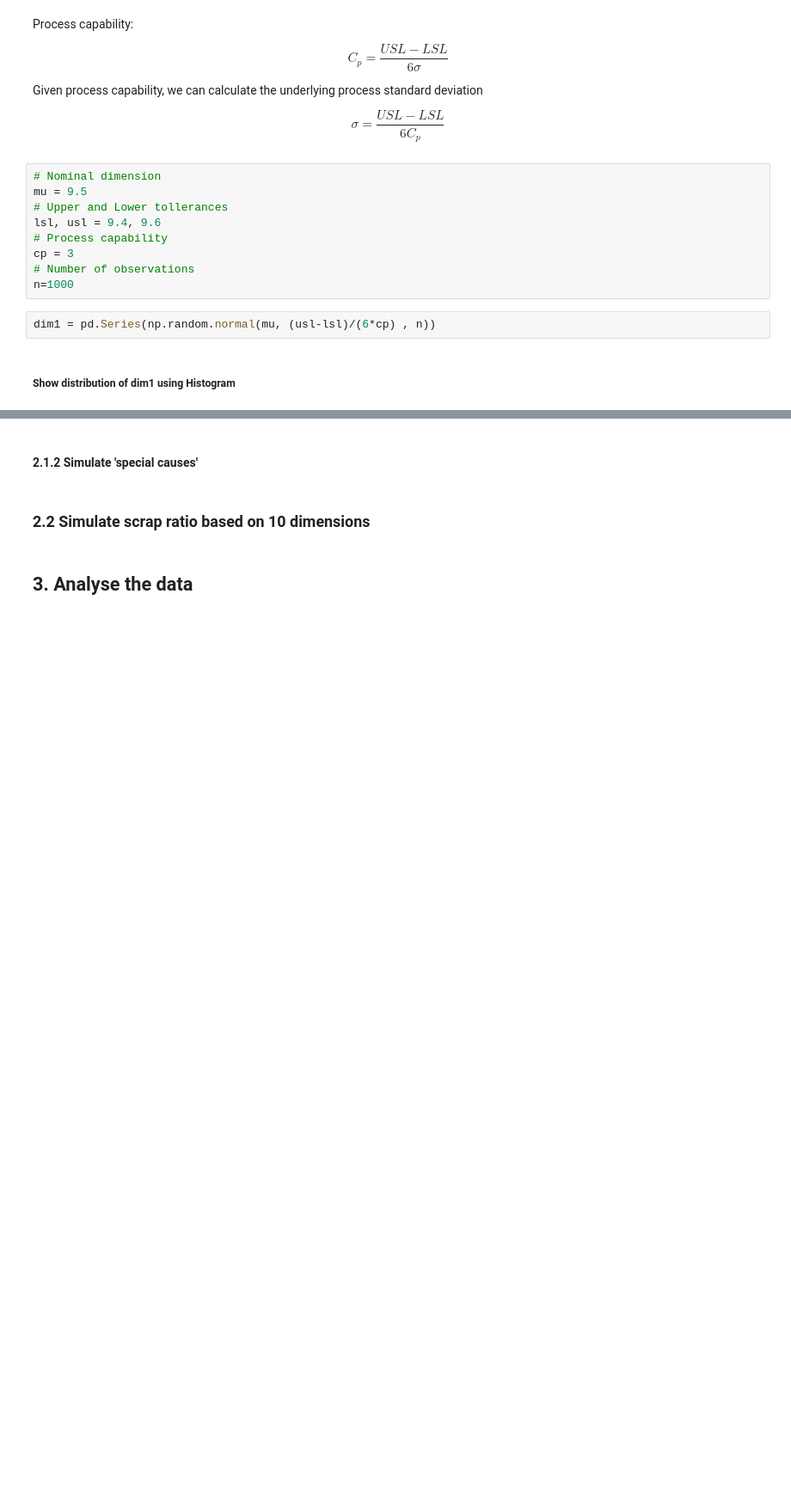
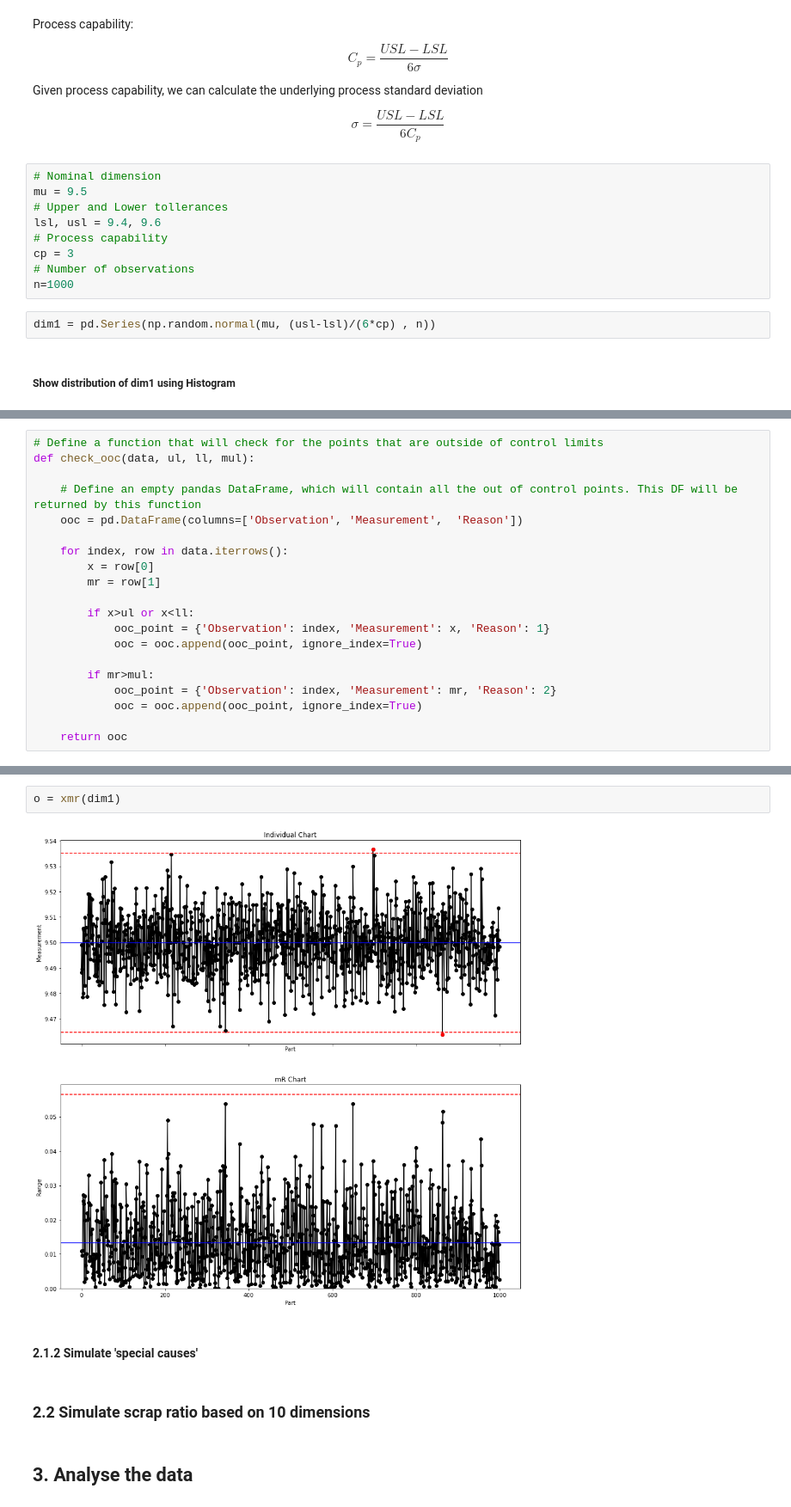
Before and after one commit to przemekbil/PfDA_2021_project, a Jupyter notebook: Project.ipynb, the cells around one changed output, grey strips where cells are left out. Shown at 86% size. Saved outputs shown, nothing was run; the diff lists cells and outputs as text; blank space fills up the shorter version.

Commit message:
'xmr' and 'check_ooc' functions defined

```diff
--- a/Project.ipynb
+++ b/Project.ipynb
@@ -93 +93,21 @@ plt.show()
+# %%
+# Define a function that will check for the points that are outside of control limits
+def check_ooc(data, ul, ll, mul):
+
+    # Define an empty pandas DataFrame, which will contain all the out of control points. This DF will be returned by this function
+    ooc = pd.DataFrame(columns=['Observation', 'Measurement',  'Reason'])
+
+    for index, row in data.iterrows():
+        x = row[0]
+        mr = row[1]
+
+        if x>ul or x<ll:
+            ooc_point = {'Observation': index, 'Measurement': x, 'Reason': 1}
+            ooc = ooc.append(ooc_point, ignore_index=True)
+
+        if mr>mul:
+            ooc_point = {'Observation': index, 'Measurement': mr, 'Reason': 2}
+            ooc = ooc.append(ooc_point, ignore_index=True)
+
+    return ooc
 # %%
@@ -168,3 +181,7 @@ axs[1].set(xlabel='Part', ylabel='Range')
+# %%
+o = xmr(dim1)
+# %% [output]
+[figure, added]
 # %% [markdown]
 <a id="par2.1.2"></a>
 #### 2.1.2 Simulate 'special causes'
```
Also changed, not shown: parts of 2 cells of this notebook.
